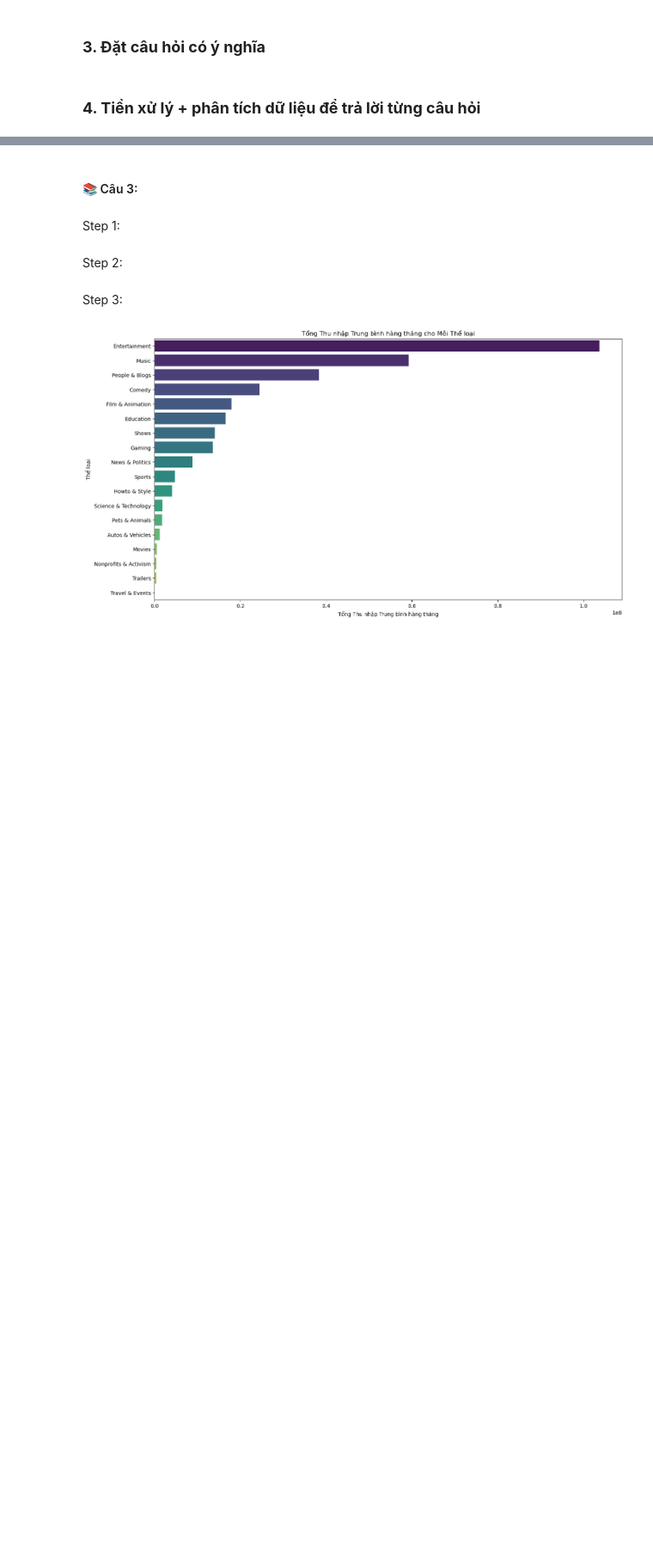
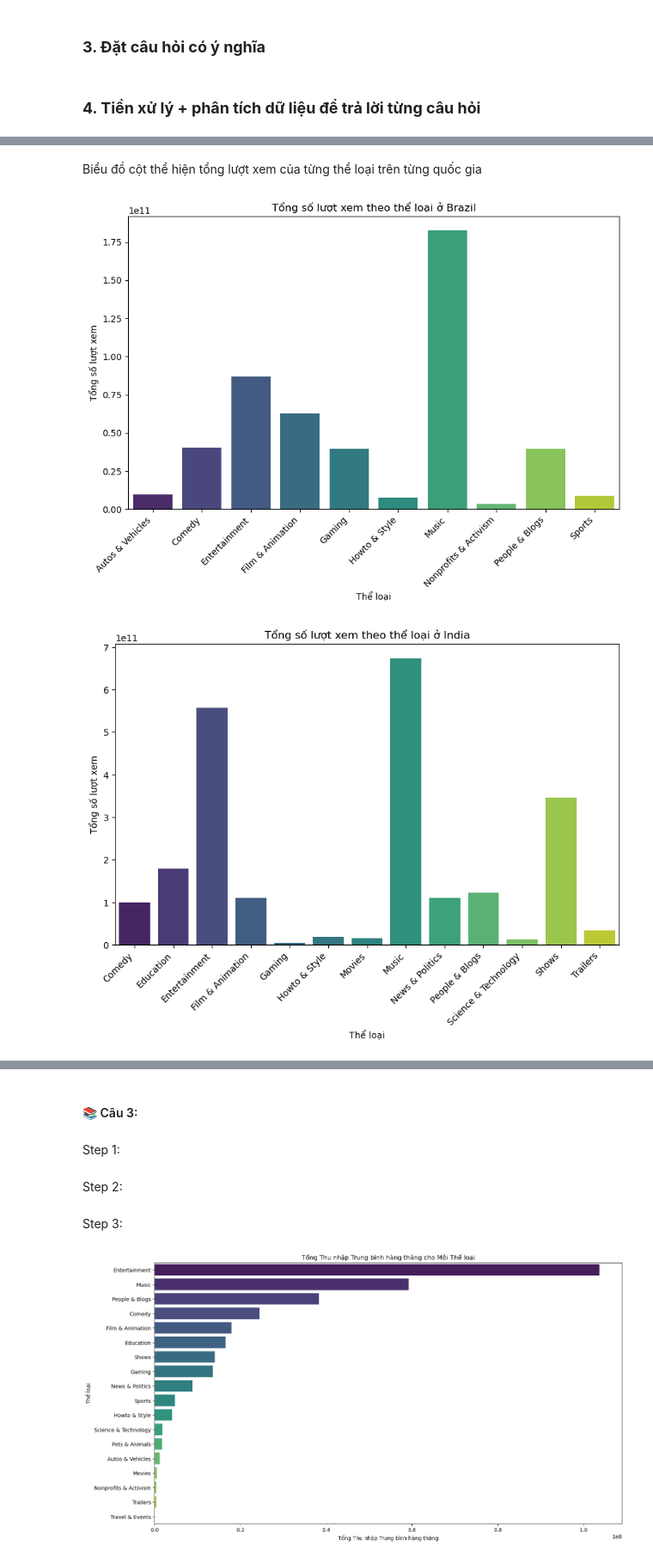
Before and after one commit to BaoDias2505/Final_Project_P4DS, a Jupyter notebook: 21127221_21127583.ipynb, the cells around one changed output, grey strips where cells are left out. Shown at 86% size. Saved outputs shown, nothing was run; the diff lists cells and outputs as text; code cells hidden in the pictures; blank space fills up the shorter version.

```diff
--- a/21127221_21127583.ipynb
+++ b/21127221_21127583.ipynb
@@ -573,0 +619,17 @@ Step 1:
+# %% [markdown]
+Biểu đồ cột thể hiện tổng lượt xem của từng thể loại trên từng quốc gia
+# %%
+for country in views_by_country_category['Country'].unique():
+    data_country = views_by_country_category[views_by_country_category['Country'] == country]
+
+    # Tạo một biểu đồ cột
+    plt.figure(figsize=(10, 6))
+    sns.barplot(x='category', y='video views', data=data_country, palette='viridis')
+    plt.title(f'Tổng số lượt xem theo thể loại ở {country}')
+    plt.xlabel('Thể loại')
+    plt.ylabel('Tổng số lượt xem')
+    plt.xticks(rotation=45, ha='right')
+    plt.show()
+# %% [output]
+[figure, added]
+[figure, added]
```
Also changed, not shown: parts of 46 cells of this notebook.
